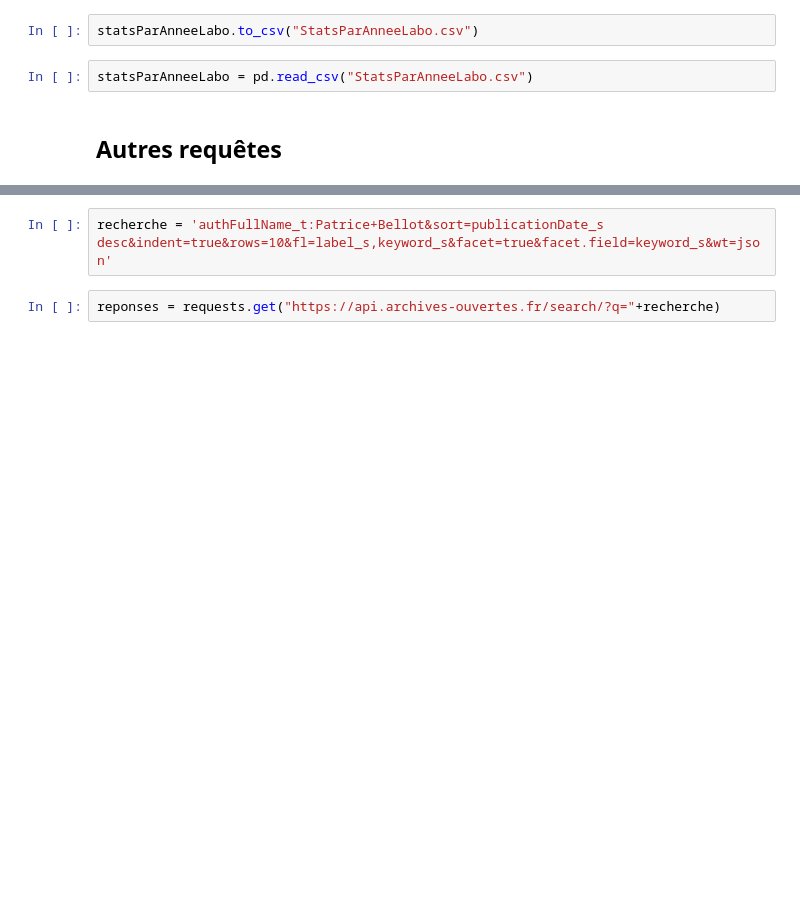
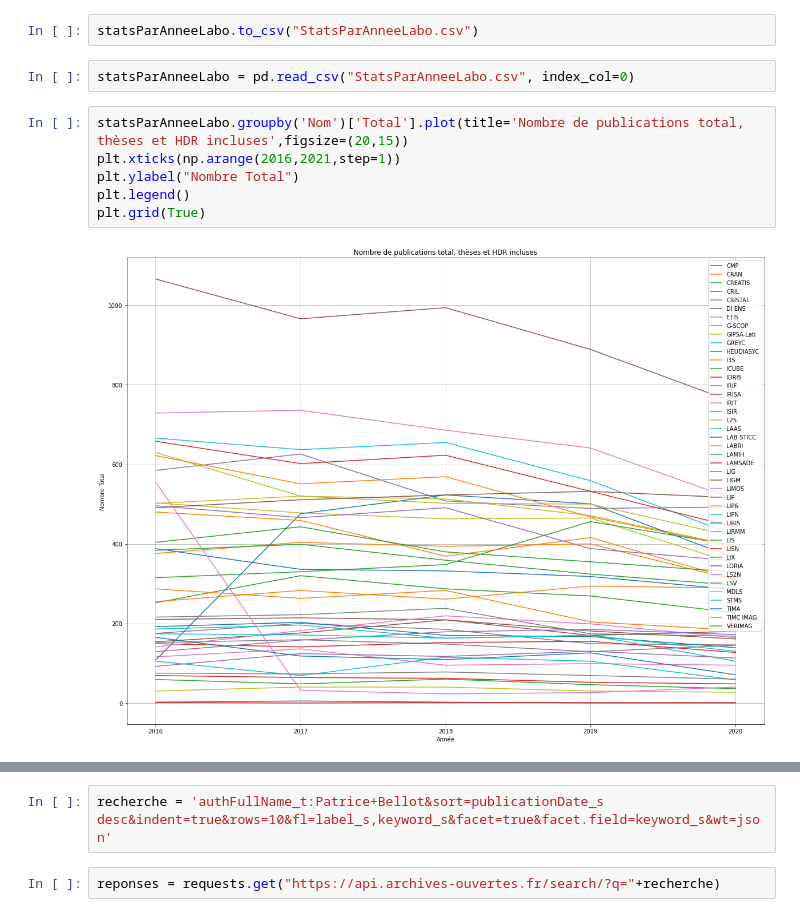
Before and after one commit to pbellot/HALPublications, a Jupyter notebook: HAL.ipynb, the cells around one changed output, grey strips where cells are left out. Cells and saved outputs as stored; diff of their text form; blank space fills up the shorter version.

Commit message:
ajout stats globale labos INS2I + correction bugs

```diff
--- a/HAL.ipynb
+++ b/HAL.ipynb
@@ -228,6 +250,12 @@ display(statsParAnneeLabo)
 # %%
 statsParAnneeLabo.to_csv("StatsParAnneeLabo.csv")
 # %%
-statsParAnneeLabo = pd.read_csv("StatsParAnneeLabo.csv")
+statsParAnneeLabo = pd.read_csv("StatsParAnneeLabo.csv", index_col=0)
-# %% [markdown]
-## Autres requêtes
+# %%
+statsParAnneeLabo.groupby('Nom')['Total'].plot(title='Nombre de publications total, thèses et HDR incluses',figsize=(20,15))
+plt.xticks(np.arange(2016,2021,step=1))
+plt.ylabel("Nombre Total")
+plt.legend()
+plt.grid(True)
+# %% [output]
+[figure, added]
```
Also changed, not shown: parts of 15 cells of this notebook, 2 other files.
